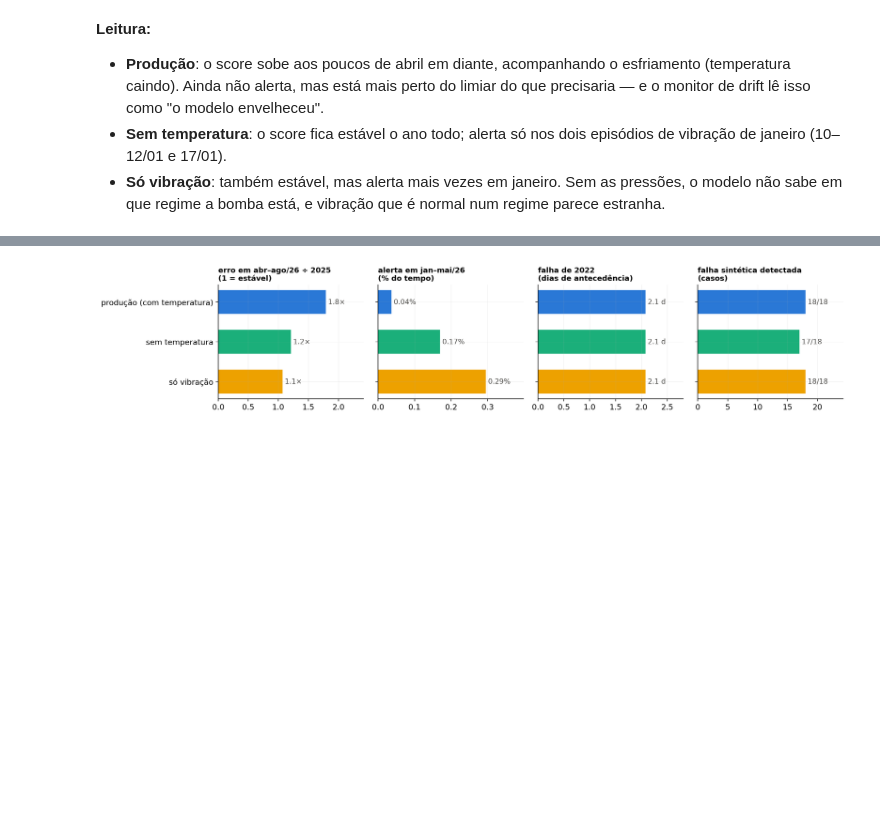
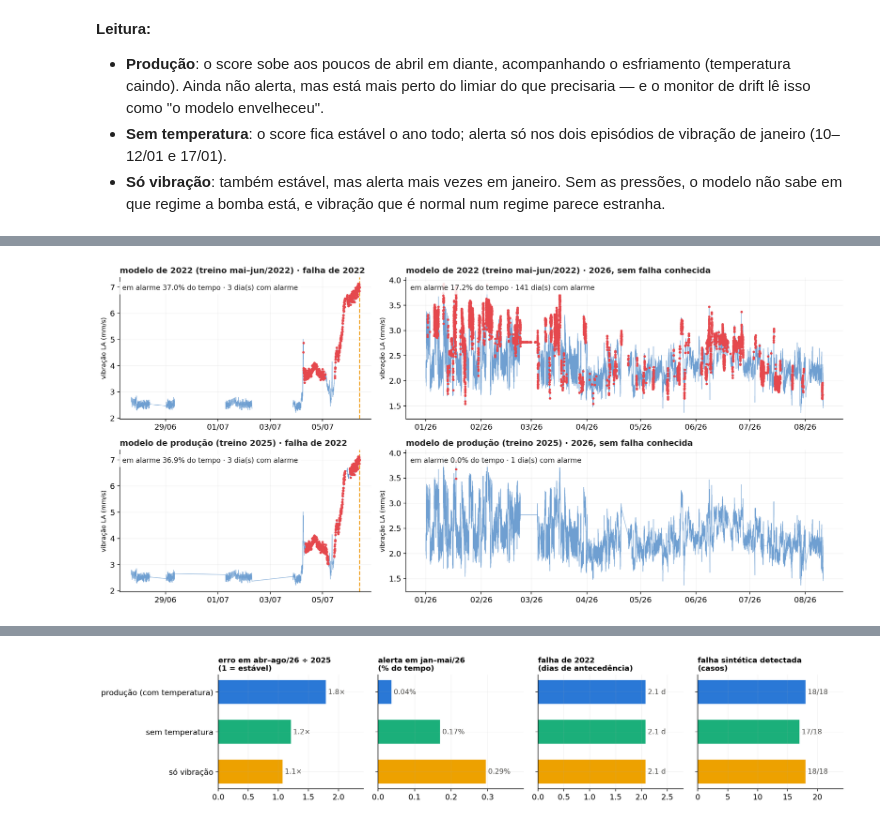
Before and after one commit to SIMPred-Petrobras/transpetro-models, a Jupyter notebook: notebooks/b8802b/resumo_fe_b8802b.ipynb, the cells around one changed output, grey strips where cells are left out. Drawn from its saved outputs; the diff is of its cells as text; code cells hidden in the pictures; blank space fills up the shorter version.

Commit message:
docs: summary notebook compares the 2022 model with the 2025 production model on the 2022 failure and on 2026; deploy recommendation

```diff
--- a/notebooks/b8802b/resumo_fe_b8802b.ipynb
+++ b/notebooks/b8802b/resumo_fe_b8802b.ipynb
@@ -196,0 +210,29 @@ painel_2026("2026-01-01", "2026-08-10", "B-8802B · 2026: sensores e score de ca
+# %%
+ANTIGO = sorted((RAIZ / "deploy_v2/Transpetro/B-8802B/modelos").iterdir())[0]
+COMPARA = {"modelo de 2022 (treino mai–jun/2022)": ANTIGO, "modelo de produção (treino 2025)": fx.BUNDLE}
+JANELAS = [("falha de 2022", ctx.raw22, "2022-06-27", "2022-07-06 10:00"),
+           ("2026, sem falha conhecida", ctx.raw, "2026-01-01", "2026-08-10")]
+fig, axes = plt.subplots(2, 2, figsize=(15, 7), gridspec_kw={"width_ratios": [1.15, 2]})
+for i, (nome, b) in enumerate(COMPARA.items()):
+    for j, (tit, raw, ini, fim) in enumerate(JANELAS):
+        ax = axes[i, j]
+        torch.manual_seed(0)
+        r = battery.score(b, raw.loc[pd.Timestamp(ini) - pd.Timedelta(days=2):fim]).loc[ini:fim]
+        v = fx.temporal(raw.loc[ini:fim])["Vibração Bomba LA"].reindex(r.index)
+        ax.plot(v.index, v.values, color="#6f9fd1", lw=0.6)
+        al = r["is_anomaly"].astype(bool)
+        ax.scatter(v.index[al], v[al], color="#e5484d", s=6, zorder=3)
+        if j == 0:
+            ax.axvline(fx.FAIL, color="#f0a020", ls="--", lw=1.5)
+        pct = 100 * al.mean()
+        dias = len({t.date() for t in al[al].index})
+        estilo(ax, f"{nome} · {tit}")
+        ax.text(0.01, 0.95, f"em alarme {pct:.1f}% do tempo · {dias} dia(s) com alarme", transform=ax.transAxes,
+                va="top", fontsize=10, color="#222222", bbox=dict(facecolor="white", edgecolor="none", alpha=0.85))
+        ax.set_ylabel("vibração LA (mm/s)", fontsize=9)
+        if j == 0:
+            ax.xaxis.set_major_locator(mdates.DayLocator(interval=2))
+        ax.xaxis.set_major_formatter(mdates.DateFormatter("%d/%m" if j == 0 else "%m/%y"))
+fig.tight_layout()
+# %% [output]
+[figure, added]
```
Also changed, not shown: parts of 4 cells of this notebook, 1 other file.
